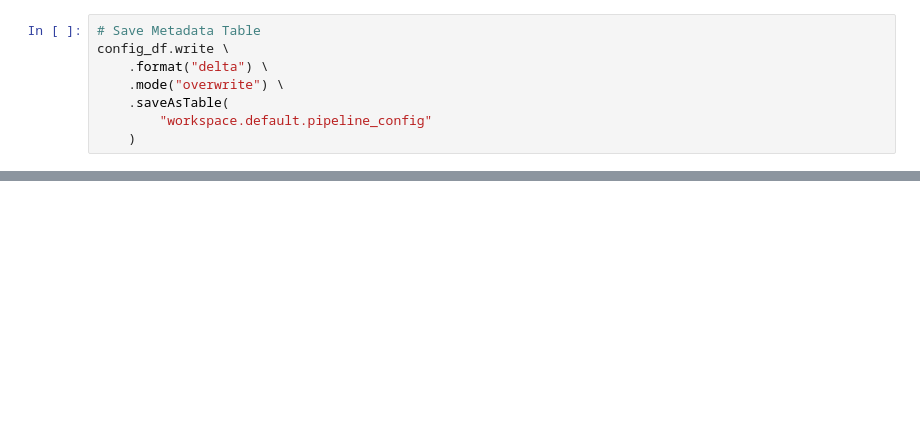
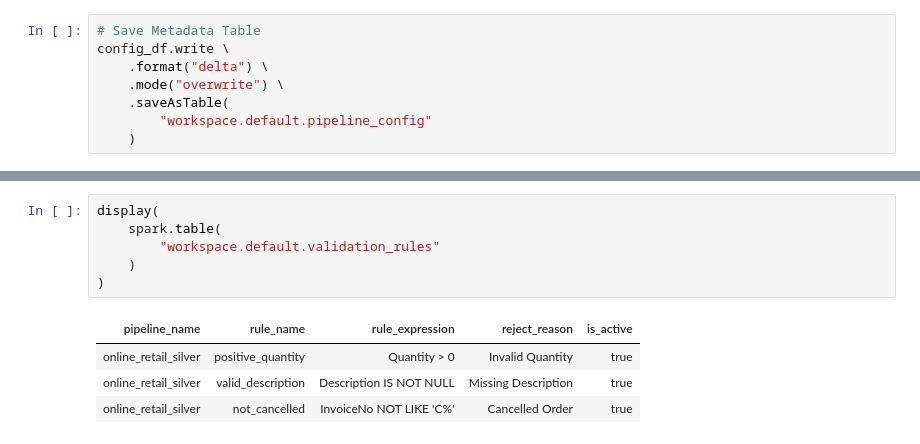
Before and after one commit to DevanandamS/airflow-databricks-etl, a Jupyter notebook: databricks/notebooks/metadata_framework.ipynb, the cells around one changed output, grey strips where cells are left out. Drawn from its saved outputs; the diff is of its cells as text; blank space fills up the shorter version.

```diff
--- a/databricks/notebooks/metadata_framework.ipynb
+++ b/databricks/notebooks/metadata_framework.ipynb
@@ -61,0 +119,11 @@ FROM workspace.default.pipeline_config
+# %%
+display(
+    spark.table(
+        "workspace.default.validation_rules"
+    )
+)
+# %% [output]
+| pipeline_name | rule_name | rule_expression | reject_reason | is_active |
+| online_retail_silver | positive_quantity | Quantity > 0 | Invalid Quantity | true |
+| online_retail_silver | valid_description | Description IS NOT NULL | Missing Description | true |
+| online_retail_silver | not_cancelled | InvoiceNo NOT LIKE 'C%' | Cancelled Order | true |
```
Also changed, not shown: parts of 7 cells of this notebook, 2 other files.
